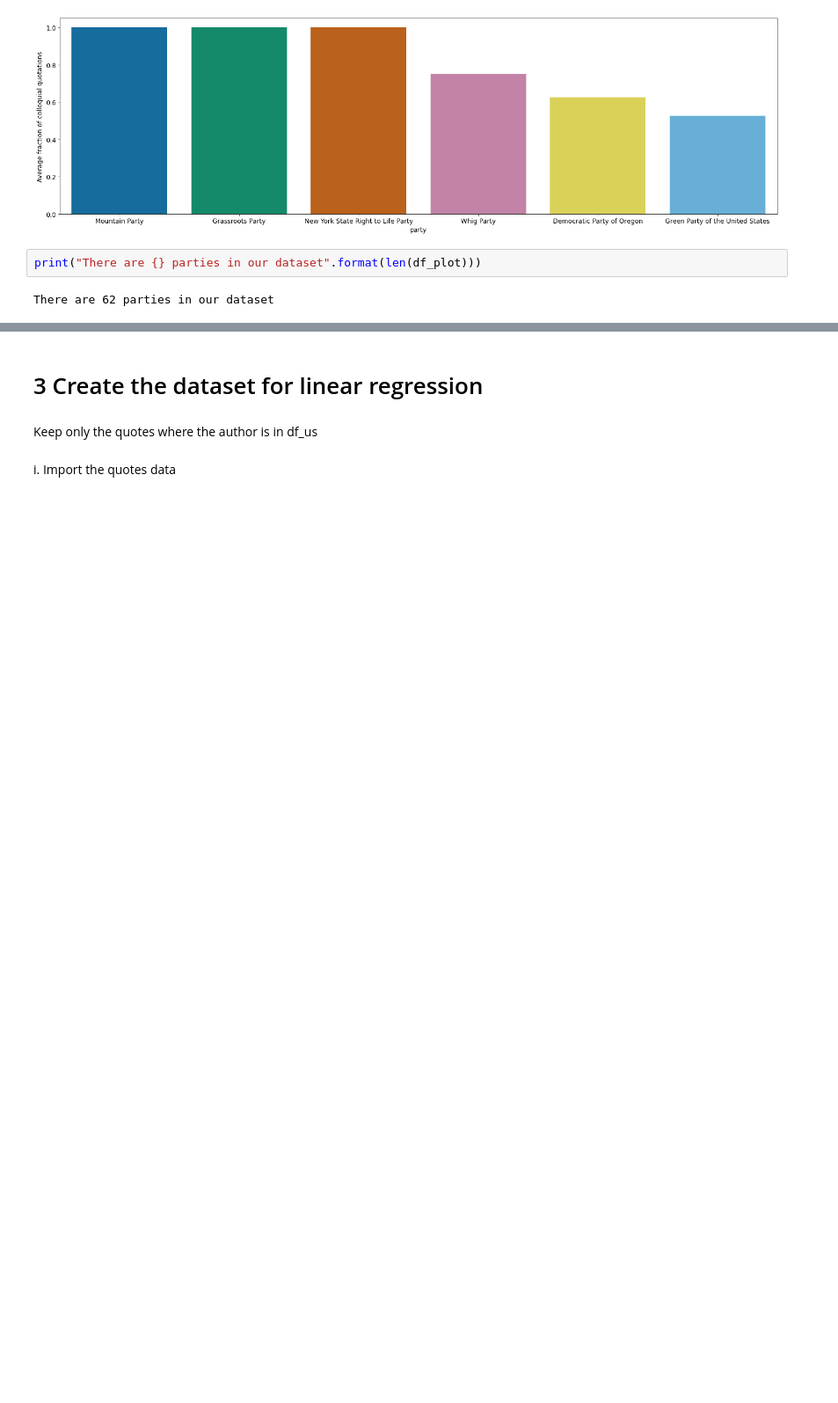
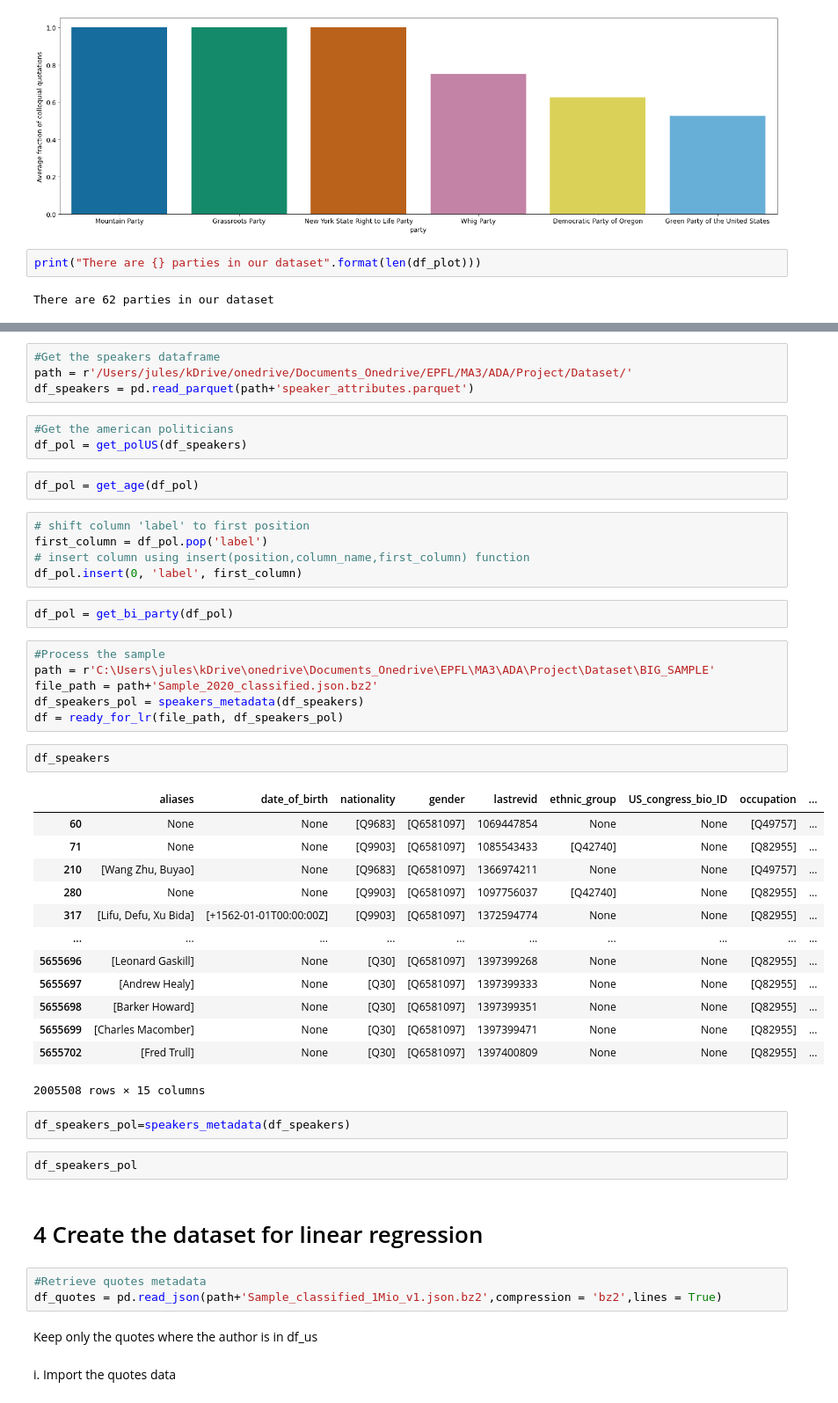
Before and after one commit to epfl-ada/ada-2021-project-adacadabra, a Jupyter notebook: ANALYSIS/Aggregation_political.ipynb, the cells around one changed output, grey strips where cells are left out. Shown at 88% size. Cells and saved outputs as stored; diff of their text form; blank space fills up the shorter version.

Commit message:
create the function speakers_metadata

```diff
--- a/ANALYSIS/Aggregation_political.ipynb
+++ b/ANALYSIS/Aggregation_political.ipynb
@@ -179,5 +226,50 @@ There are 62 parties in our dataset
+# %%
+#Get the speakers dataframe
+path = r'/Users/jules/kDrive/onedrive/Documents_Onedrive/EPFL/MA3/ADA/Project/Dataset/'
+df_speakers = pd.read_parquet(path+'speaker_attributes.parquet')
+# %%
+#Get the american politicians
+df_pol = get_polUS(df_speakers)
+# %%
+df_pol = get_age(df_pol)
+# %%
+# shift column 'label' to first position
+first_column = df_pol.pop('label')
+# insert column using insert(position,column_name,first_column) function
+df_pol.insert(0, 'label', first_column)
+# %%
+df_pol = get_bi_party(df_pol)
+# %%
+#Process the sample
+path = r'C:\Users\jules\kDrive\onedrive\Documents_Onedrive\EPFL\MA3\ADA\Project\Dataset\BIG_SAMPLE'
+file_path = path+'Sample_2020_classified.json.bz2'
+df_speakers_pol = speakers_metadata(df_speakers)
+df = ready_for_lr(file_path, df_speakers_pol)
+# %%
+df_speakers
+# %% [output]
+|  | aliases | date_of_birth | nationality | gender | lastrevid | ethnic_group | US_congress_bio_ID | occupation | ... |
+| 60 | None | None | [Q9683] | [Q6581097] | 1069447854 | None | None | [Q49757] | ... |
+| 71 | None | None | [Q9903] | [Q6581097] | 1085543433 | [Q42740] | None | [Q82955] | ... |
+| 210 | [Wang Zhu, Buyao] | None | [Q9683] | [Q6581097] | 1366974211 | None | None | [Q49757] | ... |
+| 280 | None | None | [Q9903] | [Q6581097] | 1097756037 | [Q42740] | None | [Q82955] | ... |
+| 317 | [Lifu, Defu, Xu Bida] | [+1562-01-01T00:00:00Z] | [Q9903] | [Q6581097] | 1372594774 | None | None | [Q82955] | ... |
+| ... | ... | ... | ... | ... | ... | ... | ... | ... | ... |
+| 5655696 | [Leonard Gaskill] | None | [Q30] | [Q6581097] | 1397399268 | None | None | [Q82955] | ... |
+| 5655697 | [Andrew Healy] | None | [Q30] | [Q6581097] | 1397399333 | None | None | [Q82955] | ... |
+| 5655698 | [Barker Howard] | None | [Q30] | [Q6581097] | 1397399351 | None | None | [Q82955] | ... |
+| 5655699 | [Charles Macomber] | None | [Q30] | [Q6581097] | 1397399471 | None | None | [Q82955] | ... |
+| 5655702 | [Fred Trull] | None | [Q30] | [Q6581097] | 1397400809 | None | None | [Q82955] | ... |
+2005508 rows × 15 columns
+# %%
+df_speakers_pol=speakers_metadata(df_speakers)
+# %%
+df_speakers_pol
 # %% [markdown]
-# 3 Create the dataset for linear regression
+# 4 Create the dataset for linear regression
+# %%
+#Retrieve quotes metadata
+df_quotes = pd.read_json(path+'Sample_classified_1Mio_v1.json.bz2',compression = 'bz2',lines = True)
 # %% [markdown]
 Keep only the quotes where the author is in df_us
 # %% [markdown]
```
Also changed, not shown: parts of 18 cells of this notebook.
